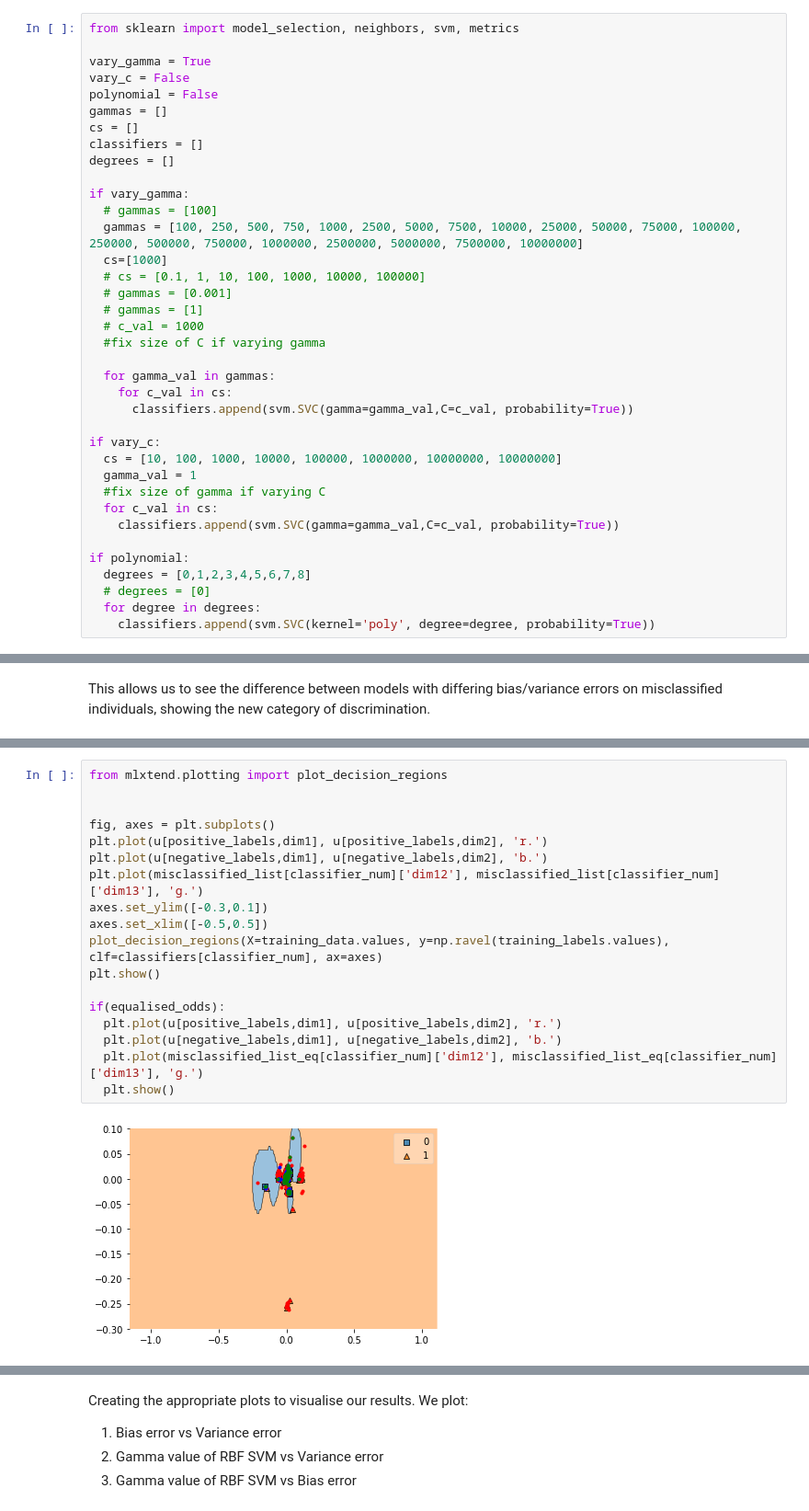
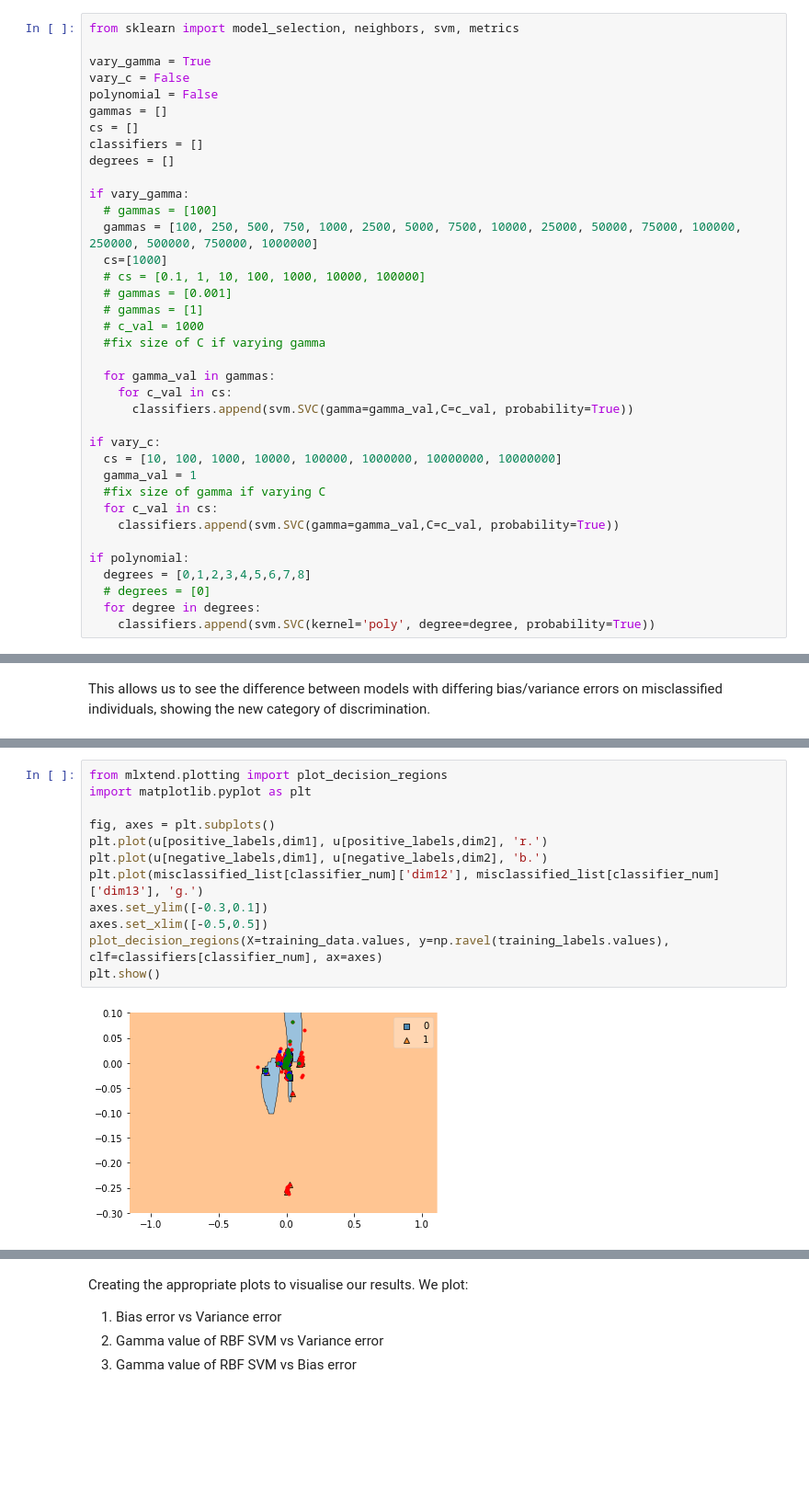
Before and after one commit to clairecoffey/project, a Jupyter notebook: claire_project.ipynb, the cells around one changed output, grey strips where cells are left out. Shown at 92% size. Drawn from its saved outputs; the diff is of its cells as text; blank space fills up the shorter version.

```diff
--- a/claire_project.ipynb
+++ b/claire_project.ipynb
@@ -233,7 +247,7 @@ degrees = []
 
 if vary_gamma:
   # gammas = [100]
-  gammas = [100, 250, 500, 750, 1000, 2500, 5000, 7500, 10000, 25000, 50000, 75000, 100000, 250000, 500000, 750000, 1000000, 2500000, 5000000, 7500000, 10000000]
+  gammas = [100, 250, 500, 750, 1000, 2500, 5000, 7500, 10000, 25000, 50000, 75000, 100000, 250000, 500000, 750000, 1000000]
   cs=[1000]
   # cs = [0.1, 1, 10, 100, 1000, 10000, 100000]
   # gammas = [0.001]
@@ -621,20 +637,14 @@ classifier_num = 1
 # %%
 from mlxtend.plotting import plot_decision_regions
-
+import matplotlib.pyplot as plt
 
 fig, axes = plt.subplots()
 plt.plot(u[positive_labels,dim1], u[positive_labels,dim2], 'r.')
 plt.plot(u[negative_labels,dim1], u[negative_labels,dim2], 'b.')
 plt.plot(misclassified_list[classifier_num]['dim12'], misclassified_list[classifier_num]['dim13'], 'g.')
 axes.set_ylim([-0.3,0.1])
 axes.set_xlim([-0.5,0.5])
 plot_decision_regions(X=training_data.values, y=np.ravel(training_labels.values), clf=classifiers[classifier_num], ax=axes)
 plt.show()
-
-if(equalised_odds):
-  plt.plot(u[positive_labels,dim1], u[positive_labels,dim2], 'r.')
-  plt.plot(u[negative_labels,dim1], u[negative_labels,dim2], 'b.')
-  plt.plot(misclassified_list_eq[classifier_num]['dim12'], misclassified_list_eq[classifier_num]['dim13'], 'g.')
-  plt.show()
 # %% [output]
-[figure, old version]
+[figure, new version]
```
Also changed, not shown: parts of 7 cells of this notebook.
